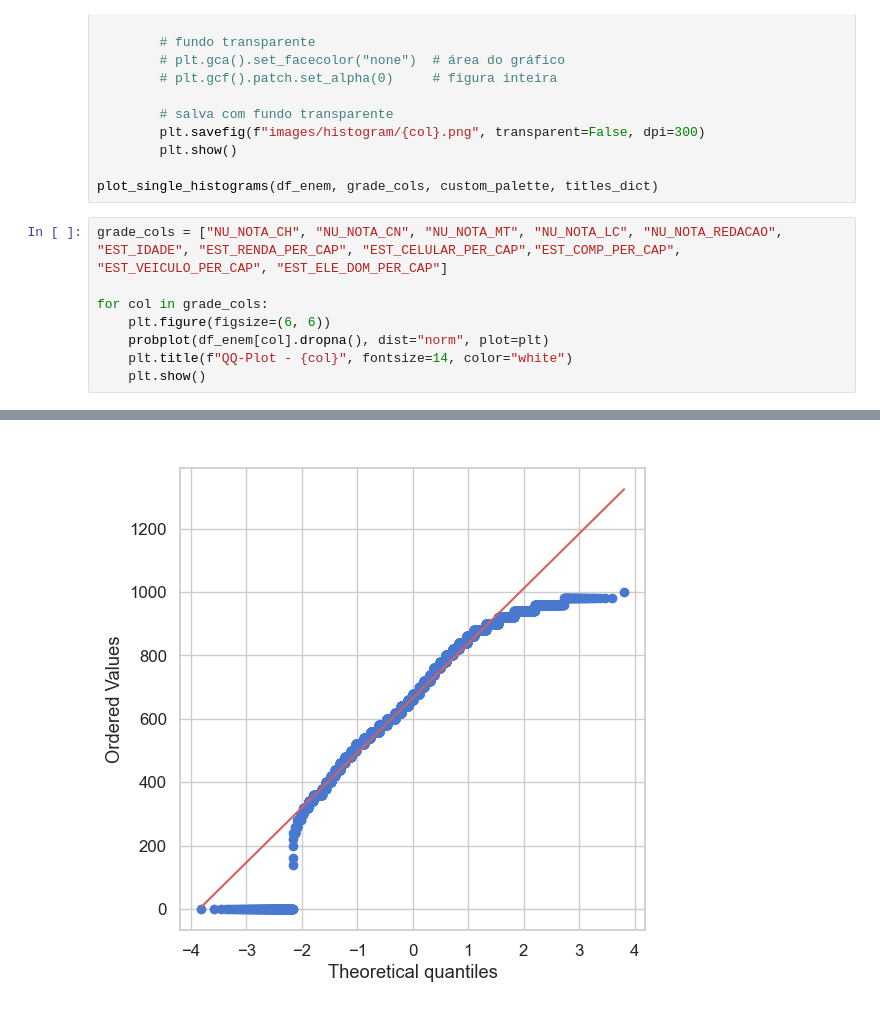
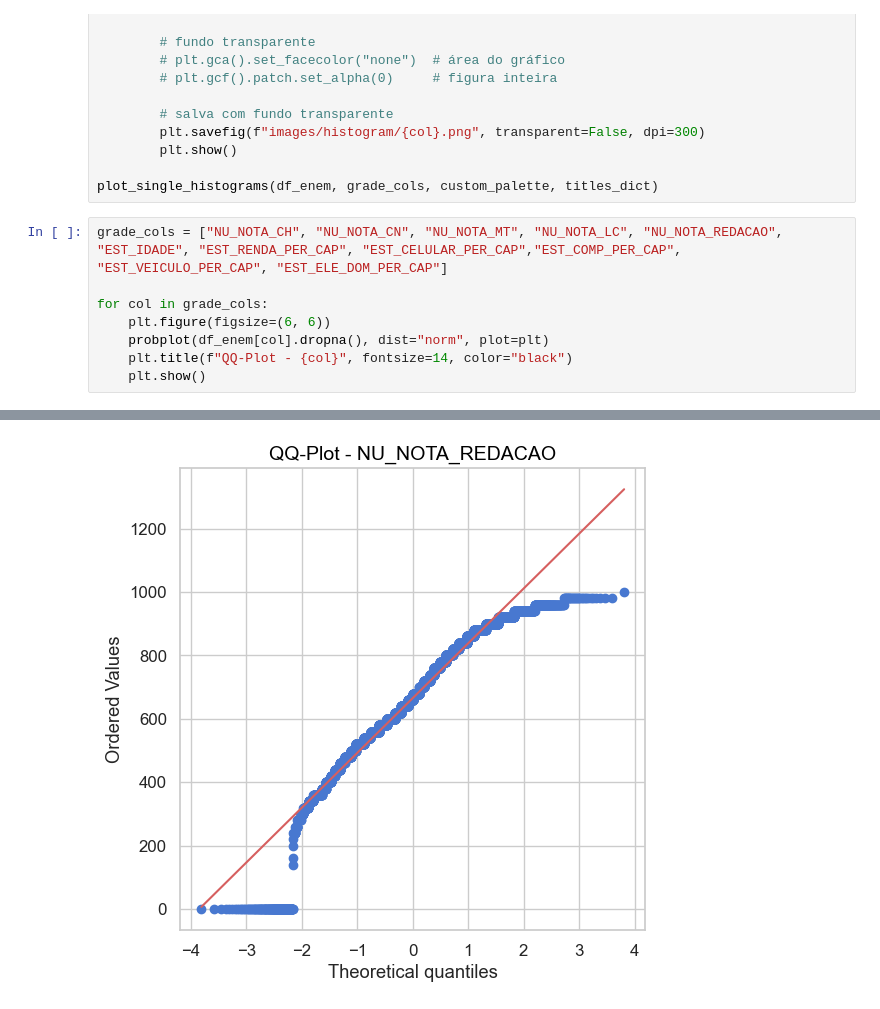
Before and after one commit to gl4a-Veloso/materiais-mqam, a Jupyter notebook: enem/graphics.ipynb, the cells around one changed output, grey strips where cells are left out. Saved outputs shown, nothing was run; the diff lists cells and outputs as text.

Commit message:
Mudança na cor das fontes para facilitar visualizacao

```diff
--- a/enem/graphics.ipynb
+++ b/enem/graphics.ipynb
@@ -149,6 +149,6 @@ grade_cols = ["NU_NOTA_CH", "NU_NOTA_CN", "NU_NOTA_MT", "NU_NOTA_LC", "NU_NOTA_R
 for col in grade_cols:
     plt.figure(figsize=(6, 6))
     probplot(df_enem[col].dropna(), dist="norm", plot=plt)
-    plt.title(f"QQ-Plot - {col}", fontsize=14, color="white")
+    plt.title(f"QQ-Plot - {col}", fontsize=14, color="black")
     plt.show()
 # %% [output]
@@ -159 +159 @@ for col in grade_cols:
-[figure, old version]
+[figure, new version]
```
Also changed, not shown: parts of 1 cell of this notebook.
